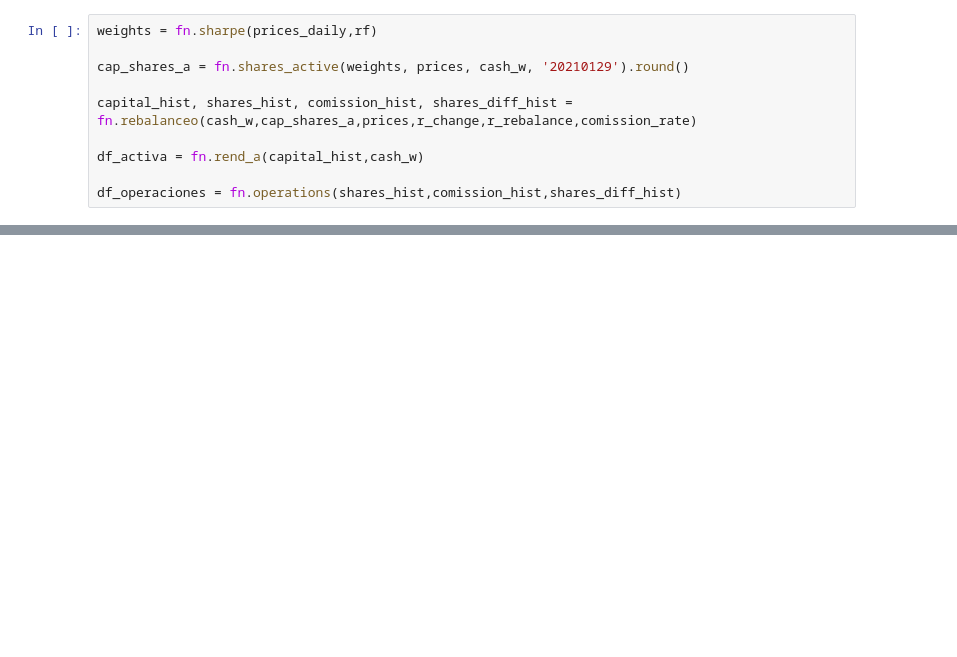
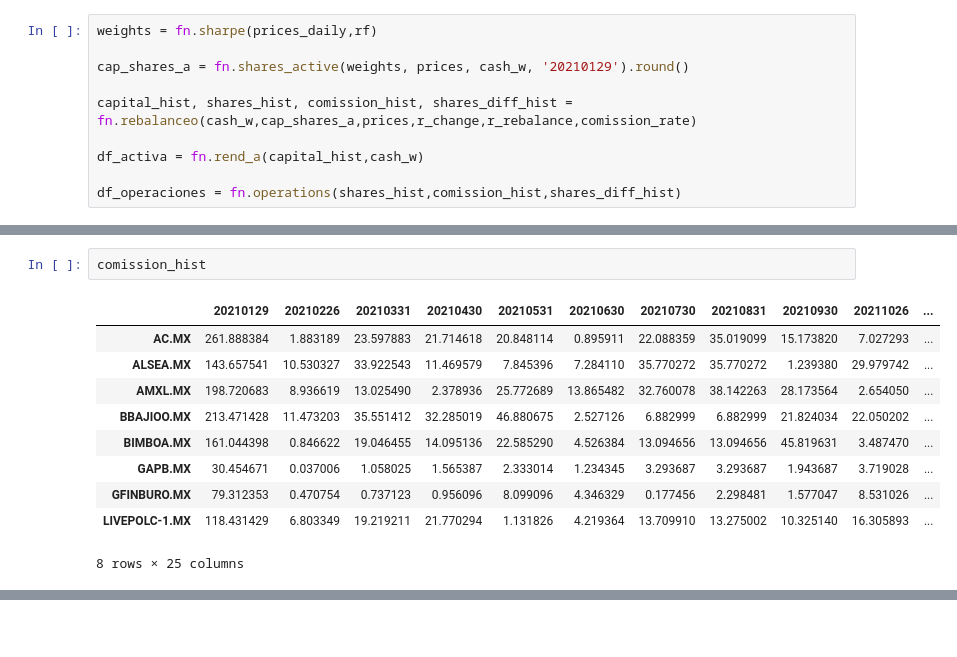
Before and after one commit to Tania-Bell/MyST_Lab1, a Jupyter notebook: notebook.ipynb, the cells around one changed output, grey strips where cells are left out. Cells and saved outputs as stored; diff of their text form; blank space fills up the shorter version.

```diff
--- a/notebook.ipynb
+++ b/notebook.ipynb
@@ -271,0 +319,13 @@ cap_shares_a
+# %%
+comission_hist
+# %% [output]
+|  | 20210129 | 20210226 | 20210331 | 20210430 | 20210531 | 20210630 | 20210730 | 20210831 | 20210930 | 20211026 | ... |
+| AC.MX | 261.888384 | 1.883189 | 23.597883 | 21.714618 | 20.848114 | 0.895911 | 22.088359 | 35.019099 | 15.173820 | 7.027293 | ... |
+| ALSEA.MX | 143.657541 | 10.530327 | 33.922543 | 11.469579 | 7.845396 | 7.284110 | 35.770272 | 35.770272 | 1.239380 | 29.979742 | ... |
+| AMXL.MX | 198.720683 | 8.936619 | 13.025490 | 2.378936 | 25.772689 | 13.865482 | 32.760078 | 38.142263 | 28.173564 | 2.654050 | ... |
+| BBAJIOO.MX | 213.471428 | 11.473203 | 35.551412 | 32.285019 | 46.880675 | 2.527126 | 6.882999 | 6.882999 | 21.824034 | 22.050202 | ... |
+| BIMBOA.MX | 161.044398 | 0.846622 | 19.046455 | 14.095136 | 22.585290 | 4.526384 | 13.094656 | 13.094656 | 45.819631 | 3.487470 | ... |
+| GAPB.MX | 30.454671 | 0.037006 | 1.058025 | 1.565387 | 2.333014 | 1.234345 | 3.293687 | 3.293687 | 1.943687 | 3.719028 | ... |
+| GFINBURO.MX | 79.312353 | 0.470754 | 0.737123 | 0.956096 | 8.099096 | 4.346329 | 0.177456 | 2.298481 | 1.577047 | 8.531026 | ... |
+| LIVEPOLC-1.MX | 118.431429 | 6.803349 | 19.219211 | 21.770294 | 1.131826 | 4.219364 | 13.709910 | 13.275002 | 10.325140 | 16.305893 | ... |
+8 rows × 25 columns
```
Also changed, not shown: parts of 7 cells of this notebook.
